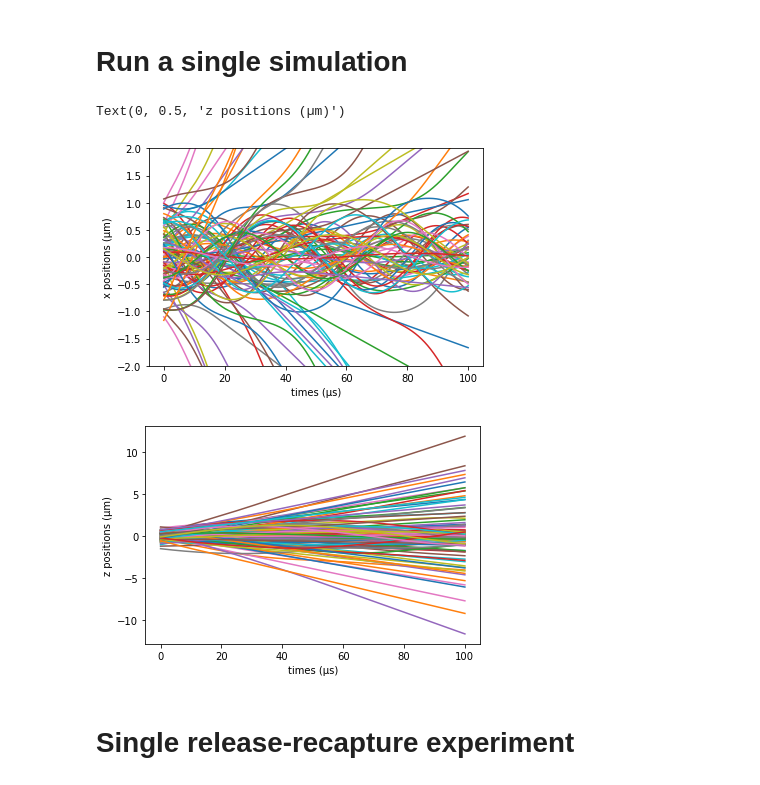
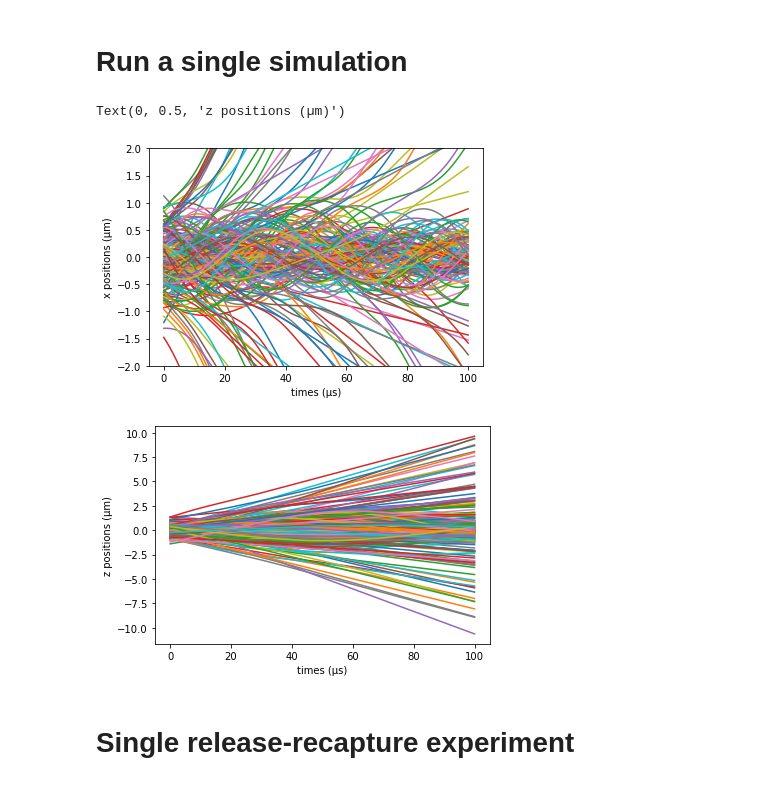
Before and after one commit to PaulMeh-lab/ClassicalDynamics-TrappedCRAs, a Jupyter notebook: Bottle-Beam/Trap dynamics 3D - Bob.ipynb, the cells around one changed output. Saved outputs shown, nothing was run; the diff lists cells and outputs as text; code cells hidden in the pictures.

```diff
--- a/Bottle-Beam/Trap dynamics 3D - Bob.ipynb
+++ b/Bottle-Beam/Trap dynamics 3D - Bob.ipynb
@@ -293,7 +293,7 @@ def sequence_evolution(atoms, times_off, time_step):
 # %%
 #Computes the evolution with the trap ON, over a given period of time
 
-N_atoms = 100
+N_atoms = 200
 T =  20 *10**-6   #K
 x_0, z_0 = 0, 0    #piosition offsets in the trap, in m
 w_0 = 0.5*10**-6   #initial standard deviation for the positions, in m
@@ -307,35 +307,35 @@ N_steps = int(tf//time_step)
 res_x = np.empty((N_atoms, N_steps))
 res_z = np.empty((N_atoms, N_steps))
 
 atoms = Atoms(N_atoms, T, w_0, x_0, z_0)
 
 
 for step in range(N_steps):
     atoms.step_trap(time_step)
     for at in range(N_atoms):
         res_x[at, step] = atoms.x_positions[at]
         res_z[at, step] = atoms.z_positions[at]
 
 #plot x positions over time
 plt.figure()
 times = np.linspace(0, tf, N_steps)*10**6
 for at in range(N_atoms):
     plt.plot(times, res_x[at,:]*10**6)
 plt.xlabel('times (µs)')
 plt.ylabel('x positions (µm)')
 plt.ylim(-2,2)
 
 #plot z positions over time
 plt.figure()
 times = np.linspace(0, tf, N_steps)*10**6
 for at in range(N_atoms):
     plt.plot(times, res_z[at,:]*10**6)
 plt.xlabel('times (µs)')
 plt.ylabel('z positions (µm)')
 # %% [output]
 Text(0, 0.5, 'z positions (µm)')
-[figure, old version]
+[figure, new version]
-[figure, old version]
+[figure, new version]
 # %% [markdown]
 # Single release-recapture experiment
 # %%
```
Also changed, not shown: parts of 5 cells of this notebook.
